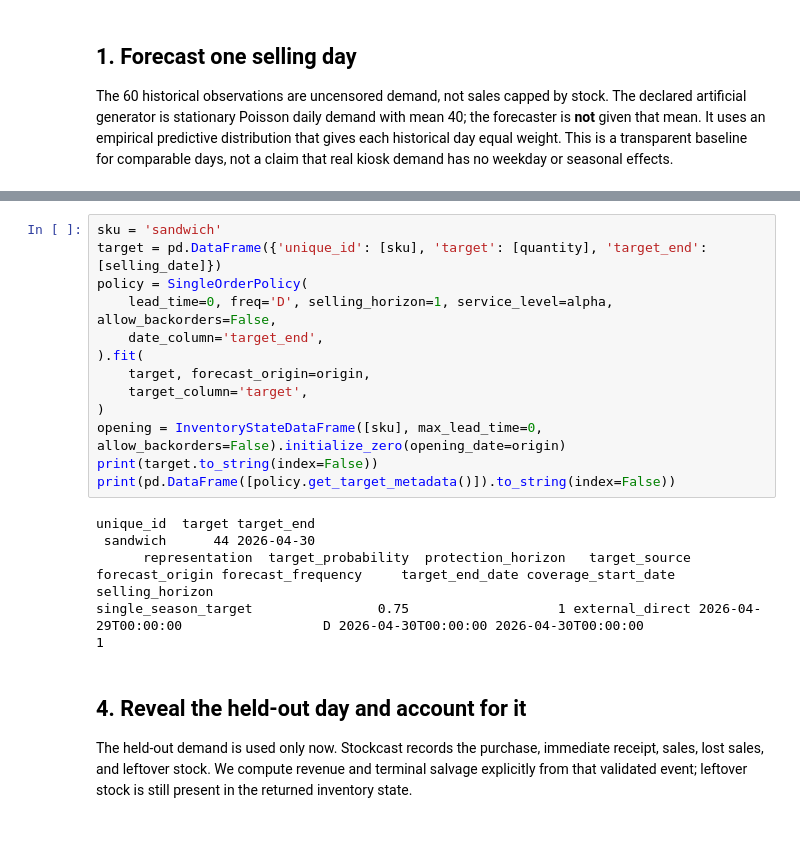
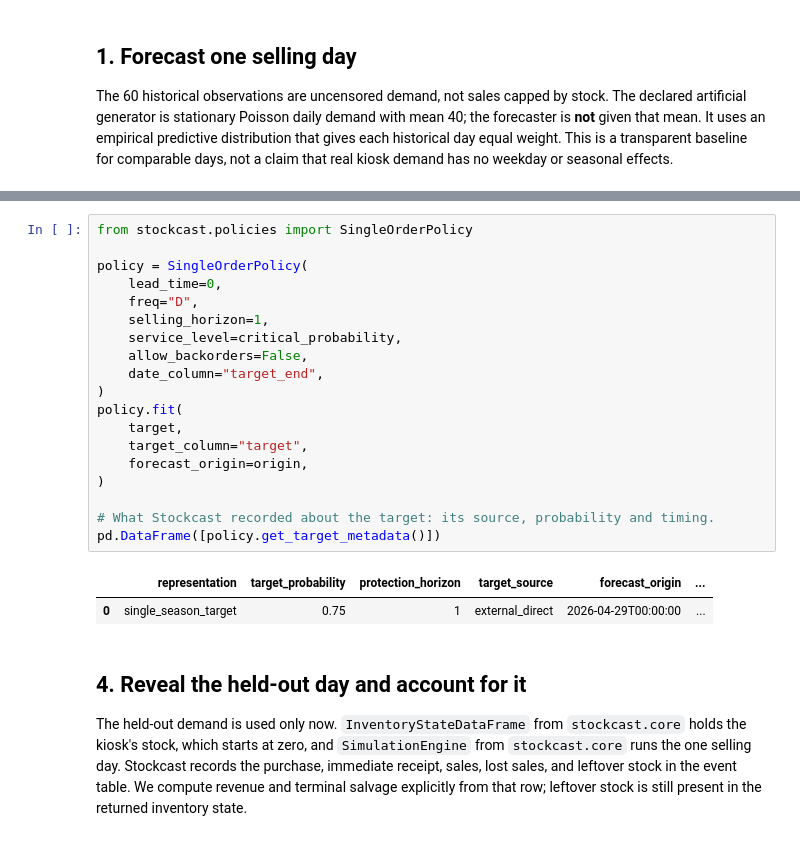
Before and after one commit to FilTheo/stockcast, a Jupyter notebook: examples/notebooks/04b_daily_newsvendor.ipynb, the cells around one changed output, grey strips where cells are left out. Cells and saved outputs as stored; diff of their text form.

```diff
--- a/examples/notebooks/04b_daily_newsvendor.ipynb
+++ b/examples/notebooks/04b_daily_newsvendor.ipynb
@@ -101,22 +201,26 @@ The empirical forecaster has finished its work. We hand Stockcast the selected q
 # %%
-sku = 'sandwich'
-target = pd.DataFrame({'unique_id': [sku], 'target': [quantity], 'target_end': [selling_date]})
+from stockcast.policies import SingleOrderPolicy
+
 policy = SingleOrderPolicy(
-    lead_time=0, freq='D', selling_horizon=1, service_level=alpha, allow_backorders=False,
-    date_column='target_end',
-).fit(
-    target, forecast_origin=origin,
-    target_column='target',
+    lead_time=0,
+    freq="D",
+    selling_horizon=1,
+    service_level=critical_probability,
+    allow_backorders=False,
+    date_column="target_end",
 )
-opening = InventoryStateDataFrame([sku], max_lead_time=0, allow_backorders=False).initialize_zero(opening_date=origin)
-print(target.to_string(index=False))
-print(pd.DataFrame([policy.get_target_metadata()]).to_string(index=False))
+policy.fit(
+    target,
+    target_column="target",
+    forecast_origin=origin,
+)
+
+# What Stockcast recorded about the target: its source, probability and timing.
+pd.DataFrame([policy.get_target_metadata()])
 # %% [output]
-unique_id  target target_end
- sandwich      44 2026-04-30
-      representation  target_probability  protection_horizon   target_source     forecast_origin forecast_frequency     target_end_date coverage_start_date  selling_horizon
-single_season_target                0.75                   1 external_direct 2026-04-29T00:00:00                  D 2026-04-30T00:00:00 2026-04-30T00:00:00                1
+|  | representation | target_probability | protection_horizon | target_source | forecast_origin | ... |
+| 0 | single_season_target | 0.75 | 1 | external_direct | 2026-04-29T00:00:00 | ... |
 # %% [markdown]
 ## 4. Reveal the held-out day and account for it
 
-The held-out demand is used only now. Stockcast records the purchase, immediate receipt, sales, lost sales, and leftover stock. We compute revenue and terminal salvage explicitly from that validated event; leftover stock is still present in the returned inventory state.
+The held-out demand is used only now. `InventoryStateDataFrame` from `stockcast.core` holds the kiosk's stock, which starts at zero, and `SimulationEngine` from `stockcast.core` runs the one selling day. Stockcast records the purchase, immediate receipt, sales, lost sales, and leftover stock in the event table. We compute revenue and terminal salvage explicitly from that row; leftover stock is still present in the returned inventory state.
```
Also changed, not shown: parts of 15 cells of this notebook.
